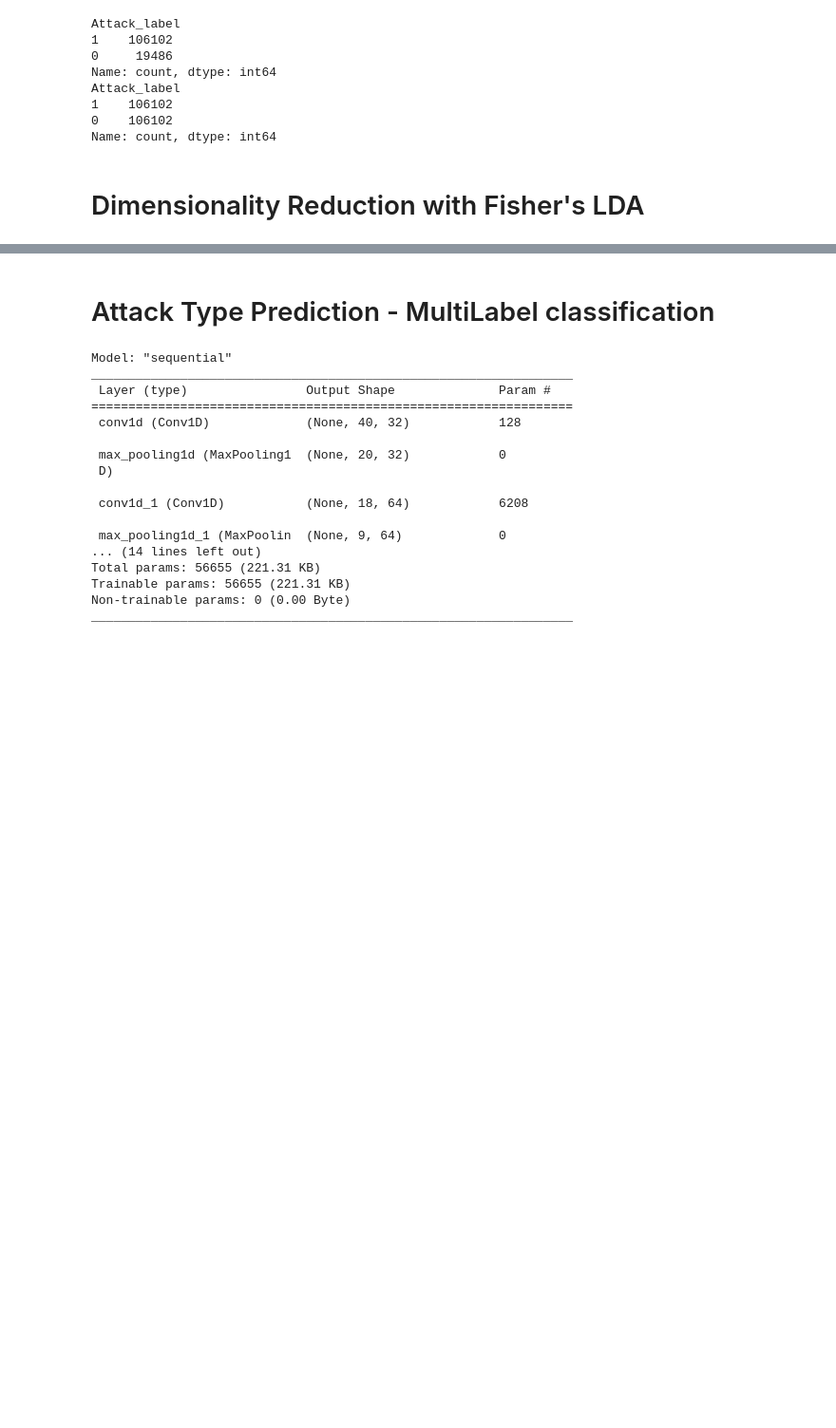
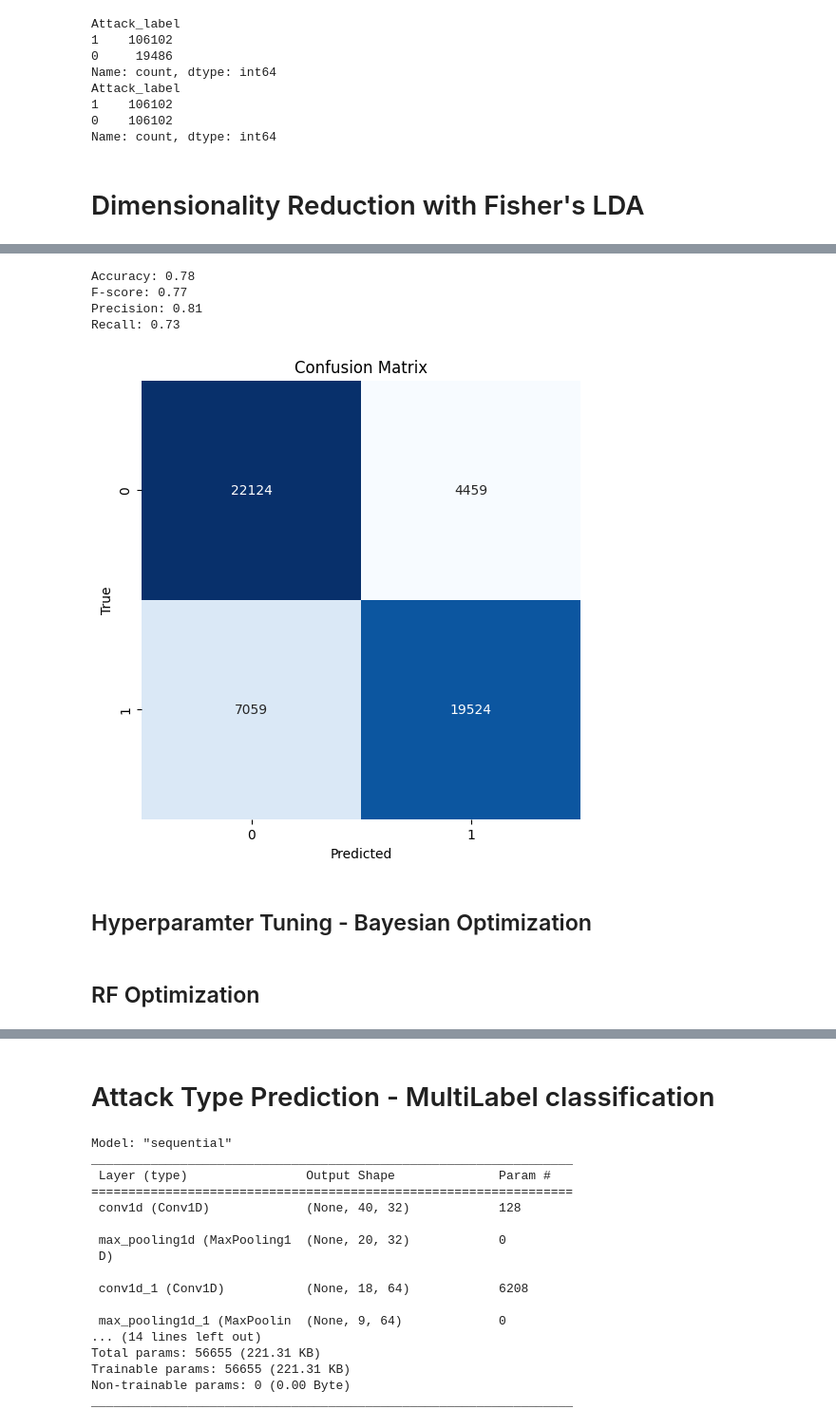
Before and after one commit to lazybug19/Attester_Design, a Jupyter notebook: verifier.ipynb, the cells around one changed output, grey strips where cells are left out. Shown at 95% size. Cells and saved outputs as stored; diff of their text form; code cells hidden in the pictures; blank space fills up the shorter version.

```diff
--- a/verifier.ipynb
+++ b/verifier.ipynb
@@ -424,0 +252,49 @@ F-score: 0.77
+# %%
+# Base models
+
+rf_model = RandomForestClassifier(n_estimators=100, random_state=42)
+lr_model = LogisticRegression(max_iter=1000, random_state=42)
+xgb_model = XGBClassifier(n_estimators=100, random_state=42)
+nb_model = GaussianNB()
+# %%
+# Max voting ensemble with soft voting
+ensemble_model = VotingClassifier(
+    estimators=[
+        ('rf', rf_model),
+        ('lr', lr_model),
+        ('xgb', xgb_model),
+        ('nb', nb_model)
+    ],
+    voting='soft'
+)
+
+ensemble_model.fit(X_train_scaled, y_train_label_resampled)
+y_pred = ensemble_model.predict(X_test_scaled)
+# %%
+#Evaluation metrics
+accuracy = accuracy_score(y_test_label_resampled, y_pred)
+fscore = f_score(y_test_label_resampled, y_pred)
+prec = precision(y_test_label_resampled, y_pred)
+rec = recall(y_test_label_resampled, y_pred)
+conf_m = confusion_matrix(y_test_label_resampled, y_pred)
+print(f'Accuracy: {accuracy:.2f}')
+print(f'F-score: {fscore:.2f}')
+print(f'Precision: {prec:.2f}')
+print(f'Recall: {rec:.2f}')
+
+plt.figure(figsize=(6, 6))
+sns.heatmap(conf_m, annot=True, fmt="d", cmap="Blues", cbar=False, square=True)
+plt.xlabel("Predicted")
+plt.ylabel("True")
+plt.title("Confusion Matrix")
+plt.show()
+# %% [output]
+Accuracy: 0.78
+F-score: 0.77
+Precision: 0.81
+Recall: 0.73
+[figure, added]
+# %% [markdown]
+## Hyperparamter Tuning - Bayesian Optimization
+# %% [markdown]
+## RF Optimization
```
Also changed, not shown: parts of 54 cells of this notebook.
